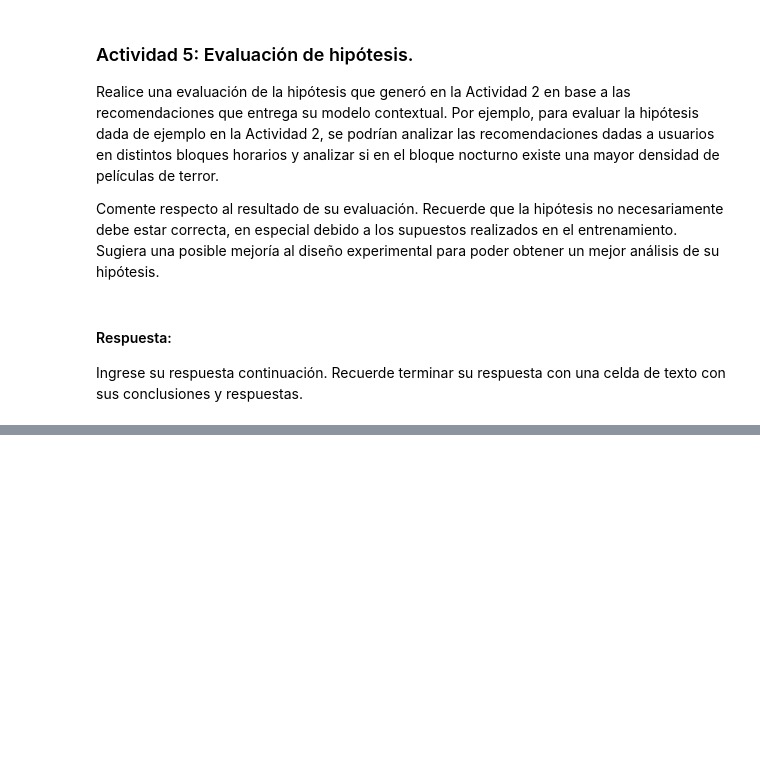
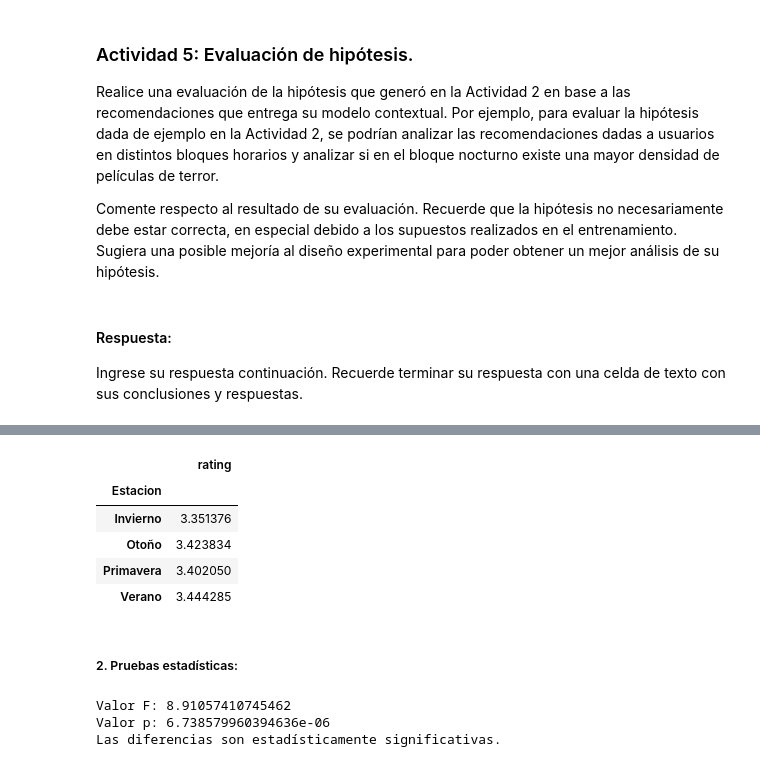
Before and after one commit to igmendozac/Sistemas_Recomendadores, a Jupyter notebook: Notebooks/Tarea_3{Ivan}_{Mendoza}_{Sebastian}_{Castelblanco}.ipynb, the cells around one changed output, grey strips where cells are left out. Saved outputs shown, nothing was run; the diff lists cells and outputs as text; code cells hidden in the pictures; blank space fills up the shorter version.

```diff
--- a/Notebooks/Tarea_3{Ivan}_{Mendoza}_{Sebastian}_{Castelblanco}.ipynb
+++ b/Notebooks/Tarea_3{Ivan}_{Mendoza}_{Sebastian}_{Castelblanco}.ipynb
@@ -432,10 +443,6 @@ Epoch 50/50
 sparse_features = ["userid", "itemid", "gender", "age", "release_year", "Estacion"]
 target = ['rating']
 # %%
-for feat in sparse_features:
-    lbe = LabelEncoder()
-    df_total[feat] = lbe.fit_transform(df_total[feat])
-
 def split(x):
     key_ans = x.split('|')
     for key in key_ans:
@@ -575,0 +577,7 @@ Ingrese su respuesta continuación. Recuerde terminar su respuesta con una celda
+# %%
+# Para recuperar los datos originales de una columna específica (por ejemplo, 'columna1'):
+df_total2 = df_total.copy()
+for feat in features:
+
+    df_total2[feat] = label_encoders[feat].inverse_transform(df_total2[feat])
+df_total2.head()
@@ -575,0 +591,36 @@ Ingrese su respuesta continuación. Recuerde terminar su respuesta con una celda
+# %%
+# Crear un DataFrame para las películas de Comedia
+comedy_movies = df_total2[df_total2['genres'].str.contains('Comedy', case=False)]
+
+# Calcular el promedio de calificaciones por estación
+seasonal_avg_ratings = comedy_movies.groupby('Estacion')['rating'].mean()
+seasonal_avg_ratings.to_frame()
+# %% [output]
+|  | rating |
+| Estacion |  |
+| Invierno | 3.351376 |
+| Otoño | 3.423834 |
+| Primavera | 3.402050 |
+| Verano | 3.444285 |
+# %% [markdown]
+##### 2. Pruebas estadísticas:
+# %%
+import scipy.stats as stats
+
+# Realizar un ANOVA para comparar las calificaciones promedio entre las estaciones
+estaciones = df_total2['Estacion'].unique()
+grupo_estaciones = [comedy_movies[comedy_movies['Estacion'] == estacion]['rating'] for estacion in estaciones]
+
+f_statistic, p_value = stats.f_oneway(*grupo_estaciones)
+print(f'Valor F: {f_statistic}')
+print(f'Valor p: {p_value}')
+
+# Interpretar los resultados
+if p_value < 0.05:
+    print('Las diferencias son estadísticamente significativas.')
+else:
+    print('No hay evidencia suficiente para afirmar diferencias significativas.')
+# %% [output]
+Valor F: 8.91057410745462
+Valor p: 6.738579960394636e-06
+Las diferencias son estadísticamente significativas.
```
Also changed, not shown: parts of 13 cells of this notebook.
